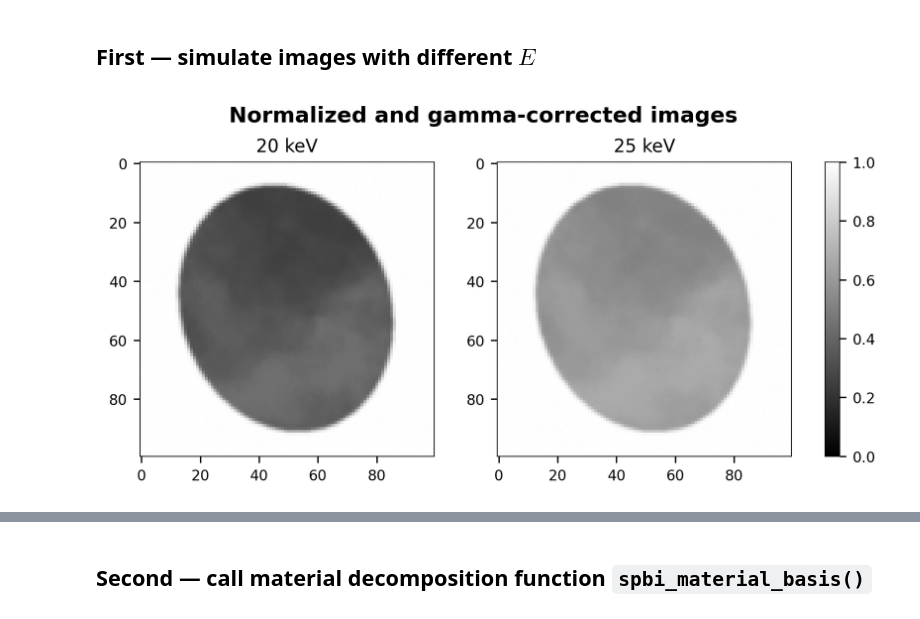
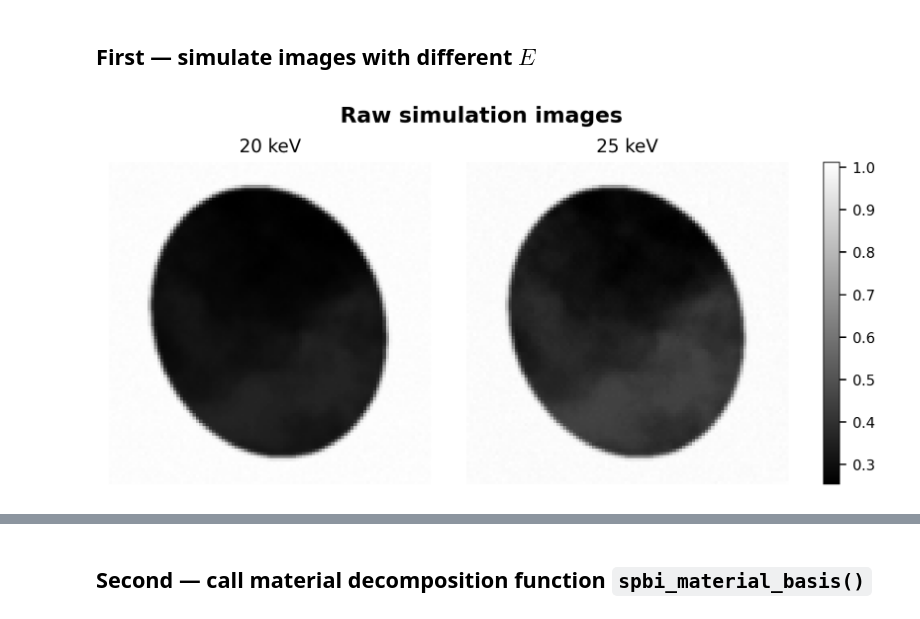
Before and after one commit to gjadick/xpc-mammo, a Jupyter notebook: simulate.ipynb, the cells around one changed output, grey strips where cells are left out. Drawn from its saved outputs; the diff is of its cells as text; code cells hidden in the pictures.

```diff
--- a/simulate.ipynb
+++ b/simulate.ipynb
@@ -114,7 +114,7 @@ Wall time: 6.27 s
 # %% [markdown]
 # Simulation functions
 # %%
-#changed to 5cm breast thickness
+# changed to 5cm breast thickness
 energy = 20  # keV
 R = 0.1      # propagation distance [m]
 dx = 2e-6    # phantom pixel size [m]
@@ -127,8 +127,8 @@ det_N = int((dx * N) // det_dx)
 
 print(f'phantom FOV = {dx*N*1e6:.1f} µm,  detector FOV = {det_dx*det_N*1e6:.1f} µm')
 
-#scaling coefficient
-c = thickness / Nz  # same as dz
+# scaling coefficient (equal to dz)
+c = dz
 
 # Run the simulation
 img = simulate_projection(
@@ -138,16 +138,11 @@ img = simulate_projection(
     I0=None  # no Poisson noise
 )
 
-#normalization of image to [0, 1] to improve color
-img /= img.max()
-
-#gamma correction for visual contrast enhancement
-gamma_corrected = img ** 0.5  # sqrt gamma (adjust as needed)
-
+# Plot raw image (no normalization, no gamma correction)
 plt.figure(figsize=(5, 4))
-plt.imshow(gamma_corrected, cmap='gray', vmin=0, vmax=1)
-plt.colorbar(label='Normalized intensity')
-plt.title("Normalized projection (5 cm tissue, gamma √)")
+plt.imshow(img, cmap='gray')
+plt.colorbar(label='Intensity')
+plt.title("Raw projection (5 cm tissue)")
 plt.axis('off')
 plt.show()
 # %% [output]
@@ -166,8 +161,7 @@ phantom FOV = 512.0 µm,  detector FOV = 510.0 µm
 energies = np.array([20, 25])  # [keV]
 R = 1e-2             # propagation distance [m]
 
-# mat_dict = {0:bone, 1:tissue}
-mat_dict = {0:gland, 1:adip}
+mat_dict = {0: gland, 1: adip}
 mat_frac = 0.5
 
 # x-y plane
@@ -177,9 +171,9 @@ dx = 2e-6
 # z axis (propagation direction)
 Nz = 250
 thickness = 0.05  # breast thickness [m] = 5cm
-dz = thickness / Nz  # note this is a dependent variable -- only need to specify two out of Nz, thickness, dz to calc the third.
+dz = thickness / Nz
 
-# detector features -- note det FOV must be <= phantom FOV (x-y plane)
+# detector features
 det_N = 100
 det_dx = 5e-6
 
@@ -187,46 +181,42 @@ det_dx = 5e-6
 struct = np.zeros([N, N])
 struct[phantom.tmap_ellipsoid(N, 0.35*N, 0.42*N, angle=20) > 1e-3] = 1
 
 ############################################################
-### Simulate -- loop over the two energies
+### Simulate
 
-# make binary phantom material mask
 np.random.seed(33)
 vol = phantom.make_phantom(N, dx, alpha=4)[:Nz]
 vol_mask = phantom.thresh_texture(vol, mat_frac)
 
 imgs = []
 for energy in energies:
     vol_delta, vol_beta = phantom.make_db_vol(vol_mask, mat_dict, energy)
 
-    proj_delta_flat = np.sum(vol_delta[0], axis=0)   # be careful with thickness element!
+    proj_delta_flat = np.sum(vol_delta[0], axis=0)
     proj_beta_flat = np.sum(vol_beta[0], axis=0)
 
-    # account for structure + true thickness dimension ("dz" element of summation")
     proj_delta = dz * struct * proj_delta_flat
     proj_beta = dz * struct * proj_beta_flat
 
-    img = simulate_projection(proj_beta, proj_delta, dx, det_N, det_dx, energy, R, det_psf='gaussian', det_fwhm=5e-6, I0=1e5)
+    img = simulate_projection(
+        proj_beta, proj_delta,
+        dx, det_N, det_dx, energy, R,
+        det_psf='gaussian', det_fwhm=5e-6, I0=1e5
+    )
     imgs.append(img)
 
 imgs = np.array(imgs)
 
 ############################################################
-### Visualization
+### Visualization — RAW (no gamma or normalization)
 
-gamma = 0.5  # You can tune this (e.g. 0.4, 0.6, etc.)
-
-# Normalize and apply gamma to each image
-imgs_norm = imgs / imgs.max()
-imgs_gamma = imgs_norm ** gamma
-
-# Plot
 fig, ax = plt.subplots(1, len(energies), figsize=[3.1 * len(energies), 3], layout='constrained')
-fig.suptitle('Normalized and gamma-corrected images', fontweight='bold')
+fig.suptitle('Raw simulation images', fontweight='bold')
 for i in range(len(energies)):
-    m = ax[i].imshow(imgs_gamma[i], cmap='gray', vmin=0, vmax=1)
+    m = ax[i].imshow(imgs[i], cmap='gray')
     ax[i].set_title(f'{energies[i]} keV')
+    ax[i].axis('off')
 fig.colorbar(m, ax=ax)
 plt.show()
 # %% [output]
-[figure, old version]
+[figure, new version]
```
Also changed, not shown: parts of 10 cells of this notebook, 1 other file.
